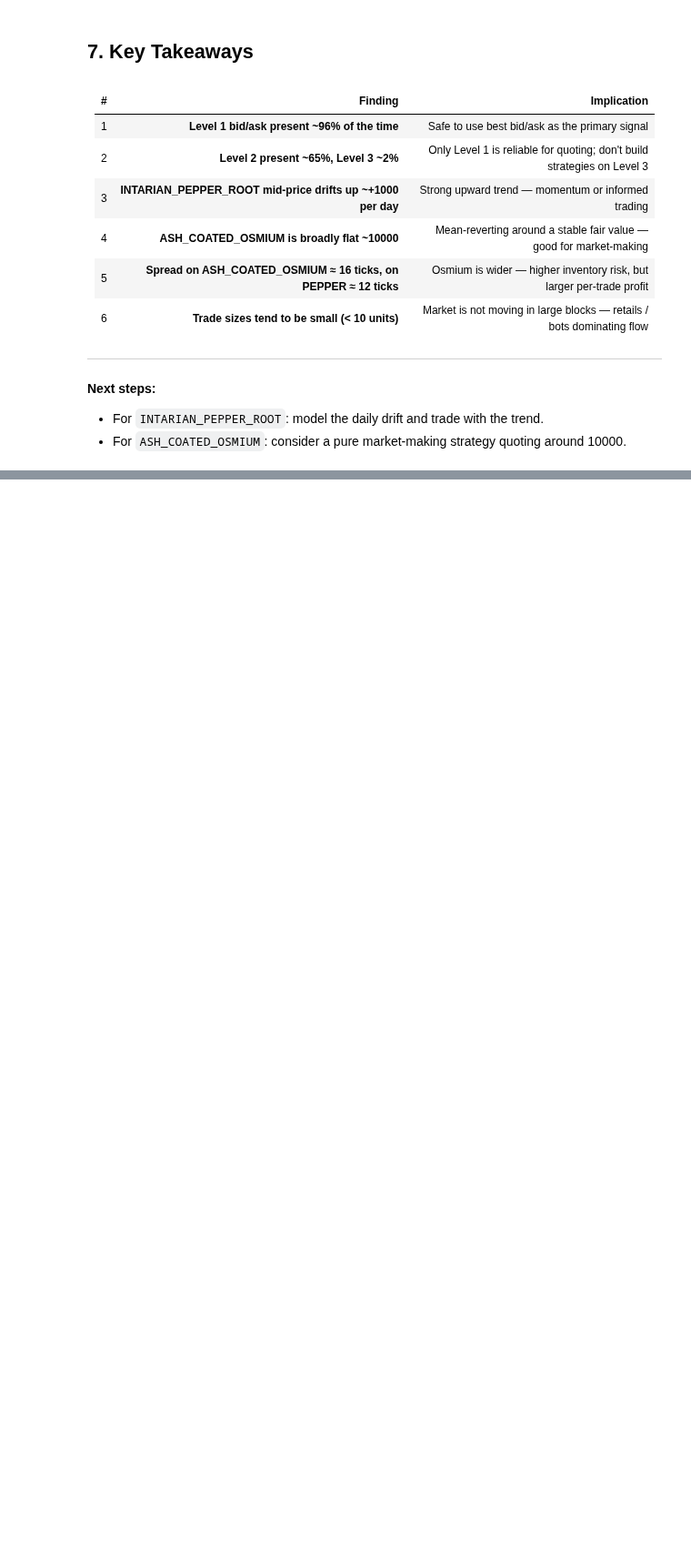
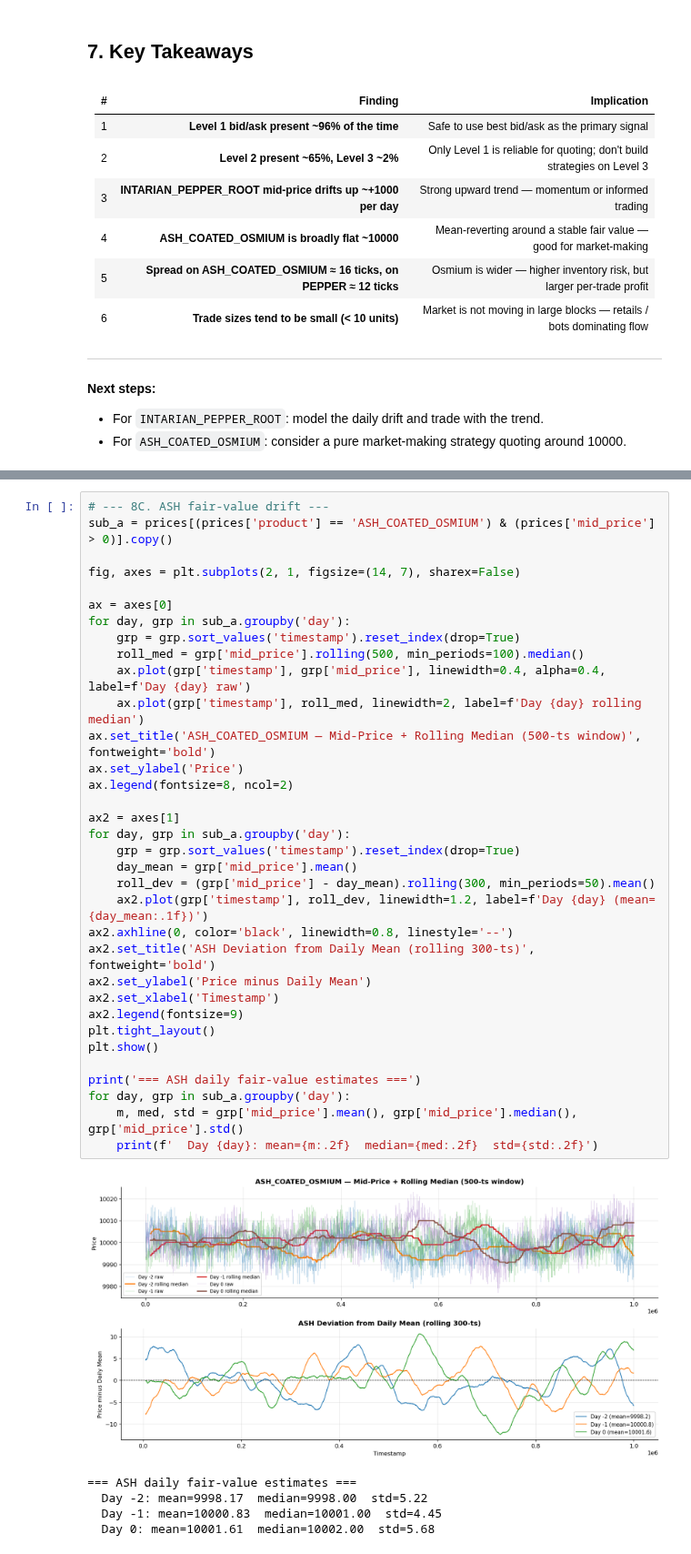
Before and after one commit to PreslavGG/Gashoks-IMC-Prosperity-4, a Jupyter notebook: first_round/round1_analysis.ipynb, the cells around one changed output, grey strips where cells are left out. Shown at 91% size. Saved outputs shown, nothing was run; the diff lists cells and outputs as text; blank space fills up the shorter version.

```diff
--- a/first_round/round1_analysis.ipynb
+++ b/first_round/round1_analysis.ipynb
@@ -421,0 +499,40 @@ plt.show()
+# %%
+# --- 8C. ASH fair-value drift ---
+sub_a = prices[(prices['product'] == 'ASH_COATED_OSMIUM') & (prices['mid_price'] > 0)].copy()
+
+fig, axes = plt.subplots(2, 1, figsize=(14, 7), sharex=False)
+
+ax = axes[0]
+for day, grp in sub_a.groupby('day'):
+    grp = grp.sort_values('timestamp').reset_index(drop=True)
+    roll_med = grp['mid_price'].rolling(500, min_periods=100).median()
+    ax.plot(grp['timestamp'], grp['mid_price'], linewidth=0.4, alpha=0.4, label=f'Day {day} raw')
+    ax.plot(grp['timestamp'], roll_med, linewidth=2, label=f'Day {day} rolling median')
+ax.set_title('ASH_COATED_OSMIUM — Mid-Price + Rolling Median (500-ts window)', fontweight='bold')
+ax.set_ylabel('Price')
+ax.legend(fontsize=8, ncol=2)
+
+ax2 = axes[1]
+for day, grp in sub_a.groupby('day'):
+    grp = grp.sort_values('timestamp').reset_index(drop=True)
+    day_mean = grp['mid_price'].mean()
+    roll_dev = (grp['mid_price'] - day_mean).rolling(300, min_periods=50).mean()
+    ax2.plot(grp['timestamp'], roll_dev, linewidth=1.2, label=f'Day {day} (mean={day_mean:.1f})')
+ax2.axhline(0, color='black', linewidth=0.8, linestyle='--')
+ax2.set_title('ASH Deviation from Daily Mean (rolling 300-ts)', fontweight='bold')
+ax2.set_ylabel('Price minus Daily Mean')
+ax2.set_xlabel('Timestamp')
+ax2.legend(fontsize=9)
+plt.tight_layout()
+plt.show()
+
+print('=== ASH daily fair-value estimates ===')
+for day, grp in sub_a.groupby('day'):
+    m, med, std = grp['mid_price'].mean(), grp['mid_price'].median(), grp['mid_price'].std()
+    print(f'  Day {day}: mean={m:.2f}  median={med:.2f}  std={std:.2f}')
+# %% [output]
+[figure, added]
+=== ASH daily fair-value estimates ===
+  Day -2: mean=9998.17  median=9998.00  std=5.22
+  Day -1: mean=10000.83  median=10001.00  std=4.45
+  Day 0: mean=10001.61  median=10002.00  std=5.68
```
Also changed, not shown: parts of 13 cells of this notebook.
